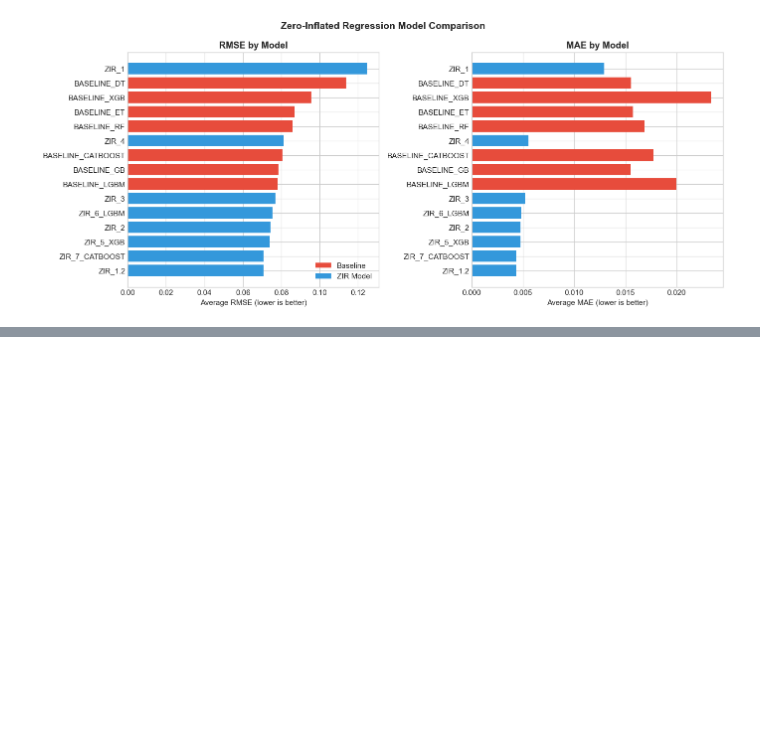
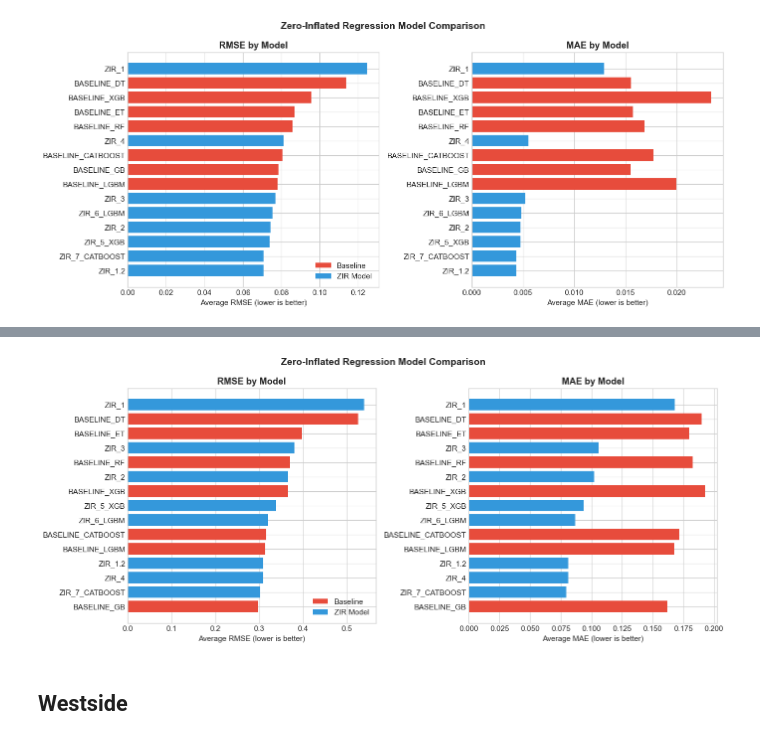
Before and after one commit to klaudiaban/Bike-Sharing-Demand-Prediction, a Jupyter notebook: Bike_Sharing_Demand_With_Weather.ipynb, the cells around one changed output, grey strips where cells are left out. Saved outputs shown, nothing was run; the diff lists cells and outputs as text; code cells hidden in the pictures; blank space fills up the shorter version.

Commit message:
feat: results for different locations and without weather data

```diff
--- a/Bike_Sharing_Demand_With_Weather.ipynb
+++ b/Bike_Sharing_Demand_With_Weather.ipynb
@@ -1514,0 +1682,17 @@ plt.show()
+# %%
+# ══════════════════════════════════════════════════════════════════════════════
+# RUN EXPERIMENT
+# ══════════════════════════════════════════════════════════════════════════════
+
+# Option 1: Single region
+results = run_experiment(df, region_name='DTLA')
+
+# Option 2: Random sample of stations
+# results = run_experiment(df, region_name='all', n_stations=25)
+
+# Option 3: All regions
+# results = run_experiment(df, region_name='all')
+
+# Save results
+results.to_csv('results/results_with_weather_DOWNTOWN.csv', index=False)
+print(f"\nResults saved: {len(results):,} experiments")
@@ -1514,0 +1811,36 @@ plt.show()
+# %%
+# ══════════════════════════════════════════════════════════════════════════════
+# MODEL COMPARISON PLOTS
+# ══════════════════════════════════════════════════════════════════════════════
+
+summary = summary_model
+
+fig, axes = plt.subplots(1, 2, figsize=(14, 6))
+
+summary_sorted = summary.sort_values('RMSE')
+colors = ['#E74C3C' if 'BASELINE' in x else '#3498DB' for x in summary_sorted.index]
+
+# RMSE Comparison
+axes[0].barh(summary_sorted.index, summary_sorted['RMSE'], color=colors)
+axes[0].set_xlabel('Average RMSE (lower is better)')
+axes[0].set_title('RMSE by Model', fontweight='bold')
+
+# MAE Comparison
+axes[1].barh(summary_sorted.index, summary_sorted['MAE'], color=colors)
+axes[1].set_xlabel('Average MAE (lower is better)')
+axes[1].set_title('MAE by Model', fontweight='bold')
+
+# Legend
+legend_elements = [
+    Patch(facecolor='#E74C3C', label='Baseline'),
+    Patch(facecolor='#3498DB', label='ZIR Model')
+]
+axes[0].legend(handles=legend_elements, loc='lower right')
+
+plt.suptitle('Zero-Inflated Regression Model Comparison', fontsize=14, fontweight='bold')
+plt.tight_layout()
+plt.show()
+# %% [output]
+[figure, added]
+# %% [markdown]
+## Westside
```
Also changed, not shown: parts of 14 cells of this notebook, 16 other files.
